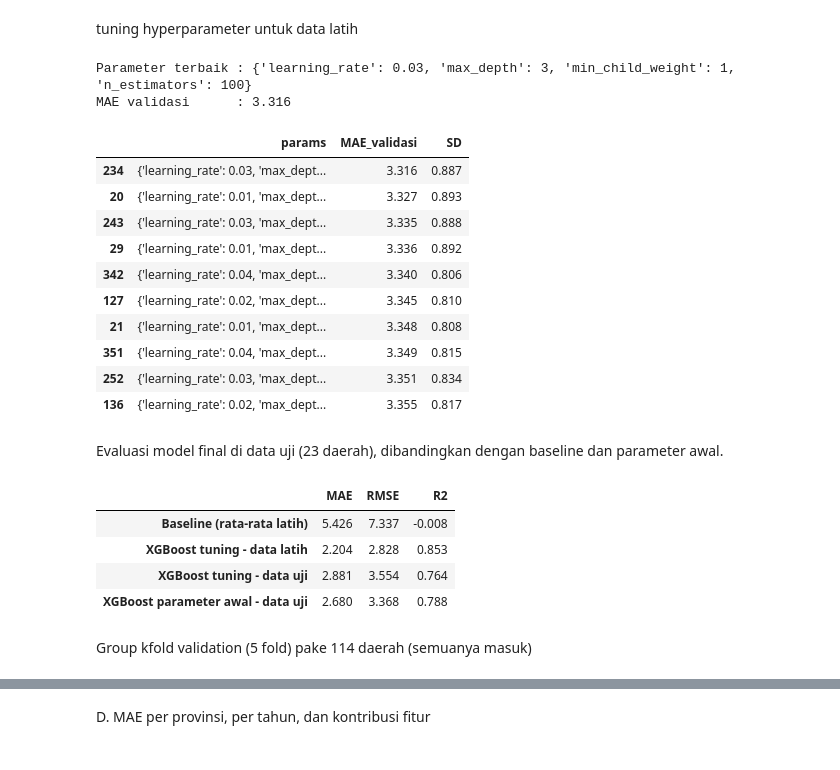
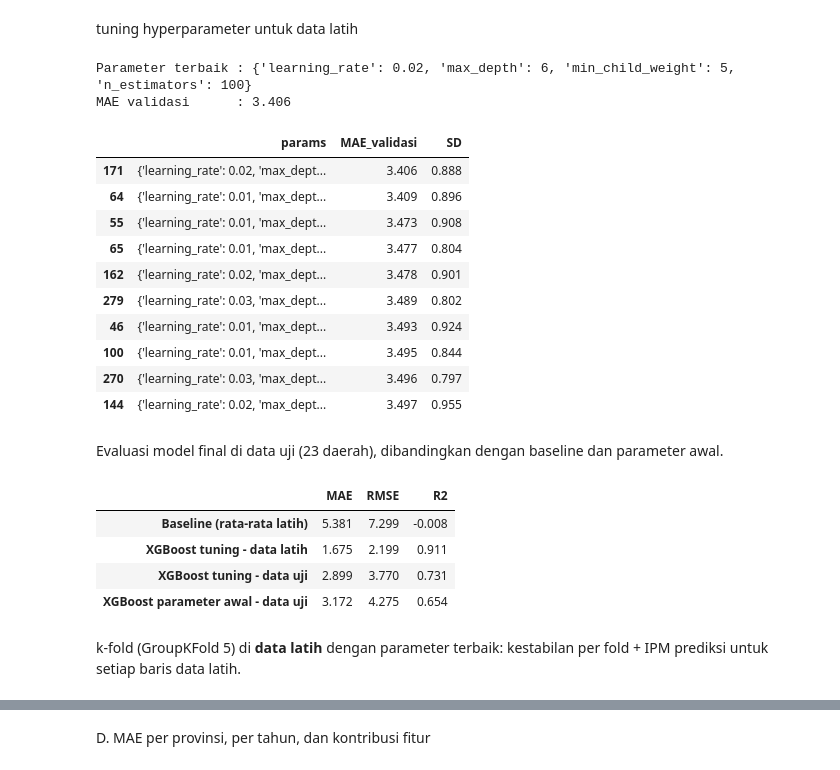
Before and after one commit to ssaammuueell1/IPM_Predictor_App, a Jupyter notebook: aplikasi/notebook/Model+tuning+fold.ipynb, the cells around one changed output, grey strips where cells are left out. Saved outputs shown, nothing was run; the diff lists cells and outputs as text; code cells hidden in the pictures.

```diff
--- a/aplikasi/notebook/Model+tuning+fold.ipynb
+++ b/aplikasi/notebook/Model+tuning+fold.ipynb
@@ -49,34 +60,34 @@ tuning hyperparameter untuk data latih
 # %%
 grid = {"n_estimators": [100, 200, 300, 400, 500, 600, 700, 800, 1000],
         "max_depth": [2, 3, 4, 6, 8, 10],
         "learning_rate": [0.01,0.02, 0.03, 0.04, 0.05, 0.06, 0.07, 0.08, 0.09, 0.1],
         "min_child_weight": [1, 5]}
 model_dasar = XGBRegressor(objective="reg:squarederror", tree_method="exact", reg_lambda=1, reg_alpha=0, gamma=0,
-                           base_score=float(y_latih.mean()), random_state=0, n_jobs=1)
-pencarian = GridSearchCV(model_dasar, grid, cv=GroupKFold(n_splits=5), scoring="neg_mean_absolute_error", n_jobs=-1)
+                           base_score=float(y_latih.mean()), random_state=0, n_jobs=-1)
+pencarian = GridSearchCV(model_dasar, grid, cv=GroupKFold(n_splits=5), scoring="neg_mean_absolute_error", n_jobs=1)
 pencarian.fit(X_latih, y_latih, groups=data_latih["Kabupaten/Kota"])
 param_terbaik = pencarian.best_params_
 print("Parameter terbaik :", param_terbaik)
 print("MAE validasi      :", round(-pencarian.best_score_, 3))
 
 hasil_tuning = pd.DataFrame(pencarian.cv_results_)
 hasil_tuning["MAE_validasi"] = -hasil_tuning["mean_test_score"]
 hasil_tuning["SD"] = hasil_tuning["std_test_score"]
 hasil_tuning.sort_values("rank_test_score")[["params", "MAE_validasi", "SD"]].head(10).round(3)
 # %% [output]
-Parameter terbaik : {'learning_rate': 0.03, 'max_depth': 3, 'min_child_weight': 1, 'n_estimators': 100}
-MAE validasi      : 3.316
+Parameter terbaik : {'learning_rate': 0.02, 'max_depth': 6, 'min_child_weight': 5, 'n_estimators': 100}
+MAE validasi      : 3.406
 |  | params | MAE_validasi | SD |
-| 234 | {'learning_rate': 0.03, 'max_dept... | 3.316 | 0.887 |
-| 20 | {'learning_rate': 0.01, 'max_dept... | 3.327 | 0.893 |
-| 243 | {'learning_rate': 0.03, 'max_dept... | 3.335 | 0.888 |
-| 29 | {'learning_rate': 0.01, 'max_dept... | 3.336 | 0.892 |
-| 342 | {'learning_rate': 0.04, 'max_dept... | 3.340 | 0.806 |
-| 127 | {'learning_rate': 0.02, 'max_dept... | 3.345 | 0.810 |
-| 21 | {'learning_rate': 0.01, 'max_dept... | 3.348 | 0.808 |
-| 351 | {'learning_rate': 0.04, 'max_dept... | 3.349 | 0.815 |
-| 252 | {'learning_rate': 0.03, 'max_dept... | 3.351 | 0.834 |
-| 136 | {'learning_rate': 0.02, 'max_dept... | 3.355 | 0.817 |
+| 171 | {'learning_rate': 0.02, 'max_dept... | 3.406 | 0.888 |
+| 64 | {'learning_rate': 0.01, 'max_dept... | 3.409 | 0.896 |
+| 55 | {'learning_rate': 0.01, 'max_dept... | 3.473 | 0.908 |
+| 65 | {'learning_rate': 0.01, 'max_dept... | 3.477 | 0.804 |
+| 162 | {'learning_rate': 0.02, 'max_dept... | 3.478 | 0.901 |
+| 279 | {'learning_rate': 0.03, 'max_dept... | 3.489 | 0.802 |
+| 46 | {'learning_rate': 0.01, 'max_dept... | 3.493 | 0.924 |
+| 100 | {'learning_rate': 0.01, 'max_dept... | 3.495 | 0.844 |
+| 270 | {'learning_rate': 0.03, 'max_dept... | 3.496 | 0.797 |
+| 144 | {'learning_rate': 0.02, 'max_dept... | 3.497 | 0.955 |
 # %% [markdown]
 Evaluasi model final di data uji (23 daerah), dibandingkan dengan baseline dan parameter awal.
 # %%
@@ -85,7 +96,7 @@ pred_uji = model_tuning_latih.predict(X_uji)
 pred_latih = model_tuning_latih.predict(X_latih)
 pred_baseline = np.full(len(y_uji), y_latih.mean())
 
-m_awal = XGBRegressor(objective="reg:squarederror", tree_method="exact", n_estimators=1000, max_depth=2, learning_rate=0.01,
+m_awal = XGBRegressor(objective="reg:squarederror", tree_method="exact", n_estimators=100, max_depth=6, learning_rate=0.3, min_child_weight=1,
                       reg_lambda=1, reg_alpha=0, gamma=0, base_score=float(y_latih.mean()), random_state=0).fit(X_latih, y_latih)
 
 evaluasi = pd.DataFrame({"Baseline (rata-rata latih)": hitung_metrik(y_uji, pred_baseline),
@@ -95,10 +106,10 @@ evaluasi = pd.DataFrame({"Baseline (rata-rata latih)": hitung_metrik(y_uji, pred
 evaluasi
 # %% [output]
 |  | MAE | RMSE | R2 |
-| Baseline (rata-rata latih) | 5.426 | 7.337 | -0.008 |
-| XGBoost tuning - data latih | 2.204 | 2.828 | 0.853 |
-| XGBoost tuning - data uji | 2.881 | 3.554 | 0.764 |
-| XGBoost parameter awal - data uji | 2.680 | 3.368 | 0.788 |
+| Baseline (rata-rata latih) | 5.381 | 7.299 | -0.008 |
+| XGBoost tuning - data latih | 1.675 | 2.199 | 0.911 |
+| XGBoost tuning - data uji | 2.899 | 3.770 | 0.731 |
+| XGBoost parameter awal - data uji | 3.172 | 4.275 | 0.654 |
 # %% [markdown]
-Group kfold validation (5 fold) pake 114 daerah (semuanya masuk)
+k-fold (GroupKFold 5) di **data latih** dengan parameter terbaik: kestabilan per fold + IPM prediksi untuk setiap baris data latih.
 # %%
```
Also changed, not shown: parts of 11 cells of this notebook, 41 other files.
